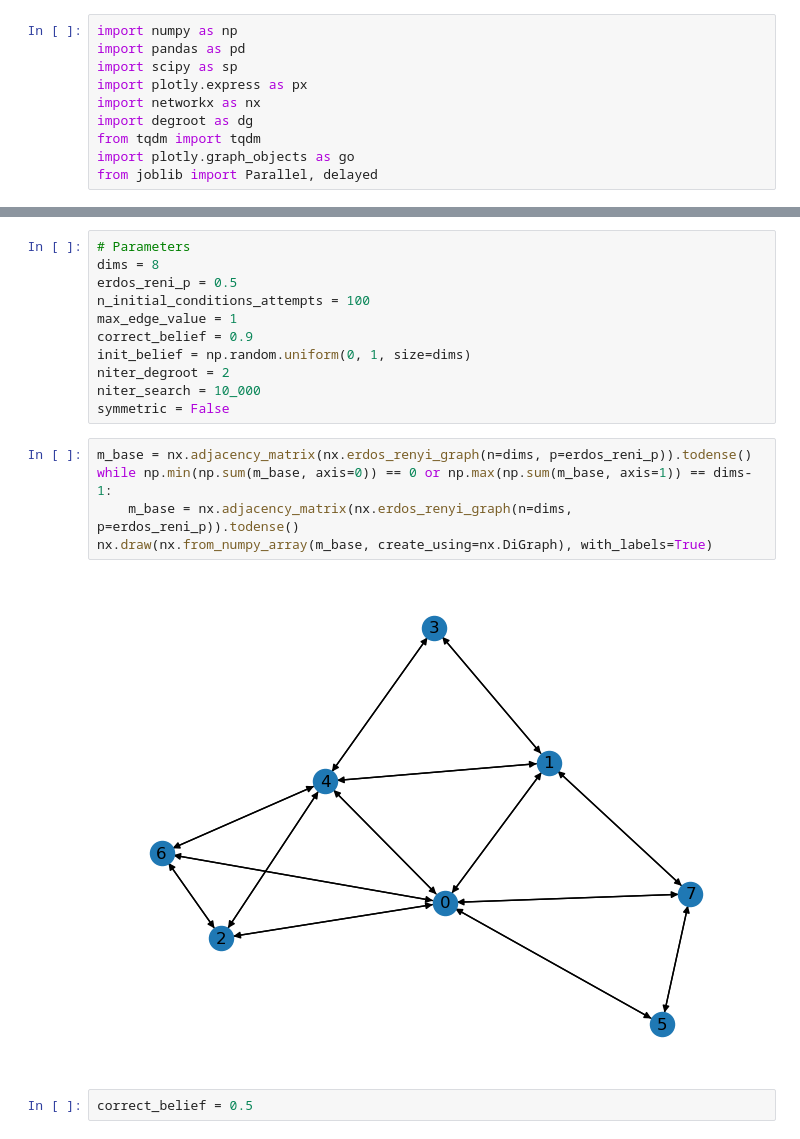
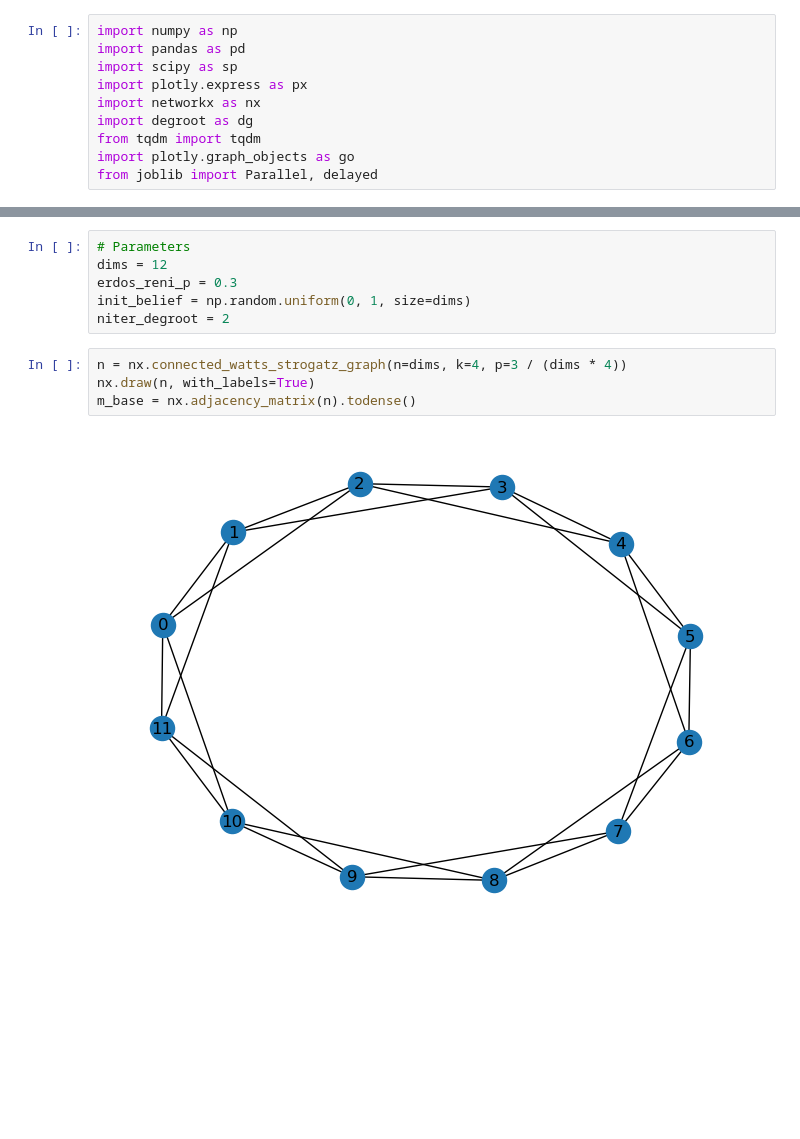
Before and after one commit to andreamusso96/Experiment, a Jupyter notebook: src/rewiring/nb0.4.ipynb, the cells around one changed output, grey strips where cells are left out. Saved outputs shown, nothing was run; the diff lists cells and outputs as text; blank space fills up the shorter version.

```diff
--- a/src/rewiring/nb0.4.ipynb
+++ b/src/rewiring/nb0.4.ipynb
@@ -14,20 +17,12 @@ from joblib import Parallel, delayed
 # %%
 # Parameters
-dims = 8
-erdos_reni_p = 0.5
-n_initial_conditions_attempts = 100
-max_edge_value = 1
-correct_belief = 0.9
+dims = 12
+erdos_reni_p = 0.3
 init_belief = np.random.uniform(0, 1, size=dims)
 niter_degroot = 2
-niter_search = 10_000
-symmetric = False
 # %%
-m_base = nx.adjacency_matrix(nx.erdos_renyi_graph(n=dims, p=erdos_reni_p)).todense()
-while np.min(np.sum(m_base, axis=0)) == 0 or np.max(np.sum(m_base, axis=1)) == dims-1:
-    m_base = nx.adjacency_matrix(nx.erdos_renyi_graph(n=dims, p=erdos_reni_p)).todense()
-nx.draw(nx.from_numpy_array(m_base, create_using=nx.DiGraph), with_labels=True)
+n = nx.connected_watts_strogatz_graph(n=dims, k=4, p=3 / (dims * 4))
+nx.draw(n, with_labels=True)
+m_base = nx.adjacency_matrix(n).todense()
 # %% [output]
-[figure, old version]
+[figure, new version]
-# %%
-correct_belief = 0.5
```
Also changed, not shown: parts of 9 cells of this notebook, 3 other files.
